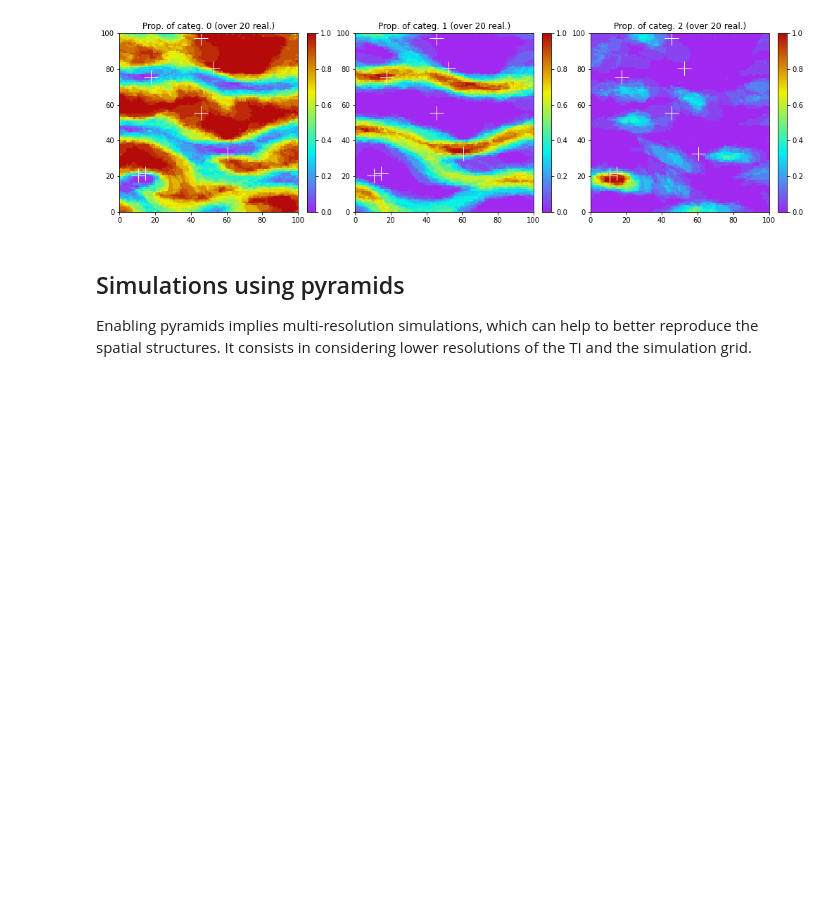
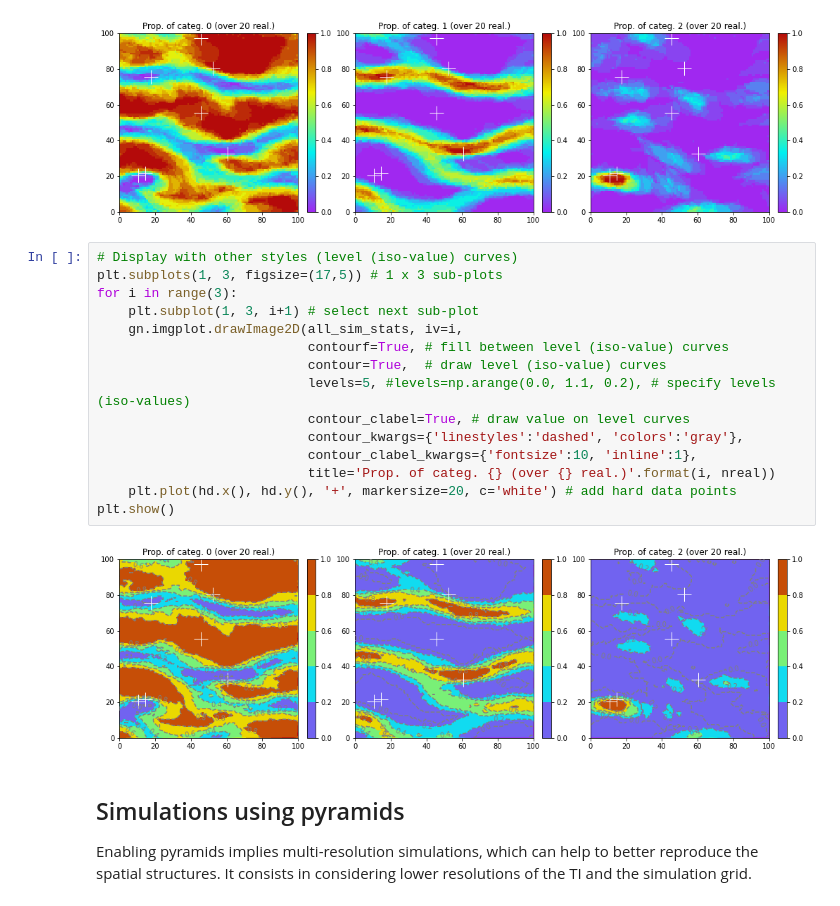
Before and after one commit to randlab/geone, a Jupyter notebook: examples/ex_deesse_01_basics.ipynb, the cells around one changed output. Saved outputs shown, nothing was run; the diff lists cells and outputs as text; blank space fills up the shorter version.

```diff
--- a/examples/ex_deesse_01_basics.ipynb
+++ b/examples/ex_deesse_01_basics.ipynb
@@ -184,6 +184,23 @@ for i in range(3):
 plt.show()
 # %% [output]
 [figure]
+# %%
+# Display with other styles (level (iso-value) curves)
+plt.subplots(1, 3, figsize=(17,5)) # 1 x 3 sub-plots
+for i in range(3):
+    plt.subplot(1, 3, i+1) # select next sub-plot
+    gn.imgplot.drawImage2D(all_sim_stats, iv=i,
+                           contourf=True, # fill between level (iso-value) curves
+                           contour=True,  # draw level (iso-value) curves
+                           levels=5, #levels=np.arange(0.0, 1.1, 0.2), # specify levels (iso-values)
+                           contour_clabel=True, # draw value on level curves
+                           contour_kwargs={'linestyles':'dashed', 'colors':'gray'},
+                           contour_clabel_kwargs={'fontsize':10, 'inline':1},
+                           title='Prop. of categ. {} (over {} real.)'.format(i, nreal))
+    plt.plot(hd.x(), hd.y(), '+', markersize=20, c='white') # add hard data points
+plt.show()
+# %% [output]
+[figure, added]
 # %% [markdown]
 ## Simulations using pyramids
 Enabling pyramids implies multi-resolution simulations, which can help to better reproduce the spatial structures. It consists in considering lower resolutions of the TI and the simulation grid.
```
Also changed, not shown: parts of 4 cells of this notebook, 38 other files.
